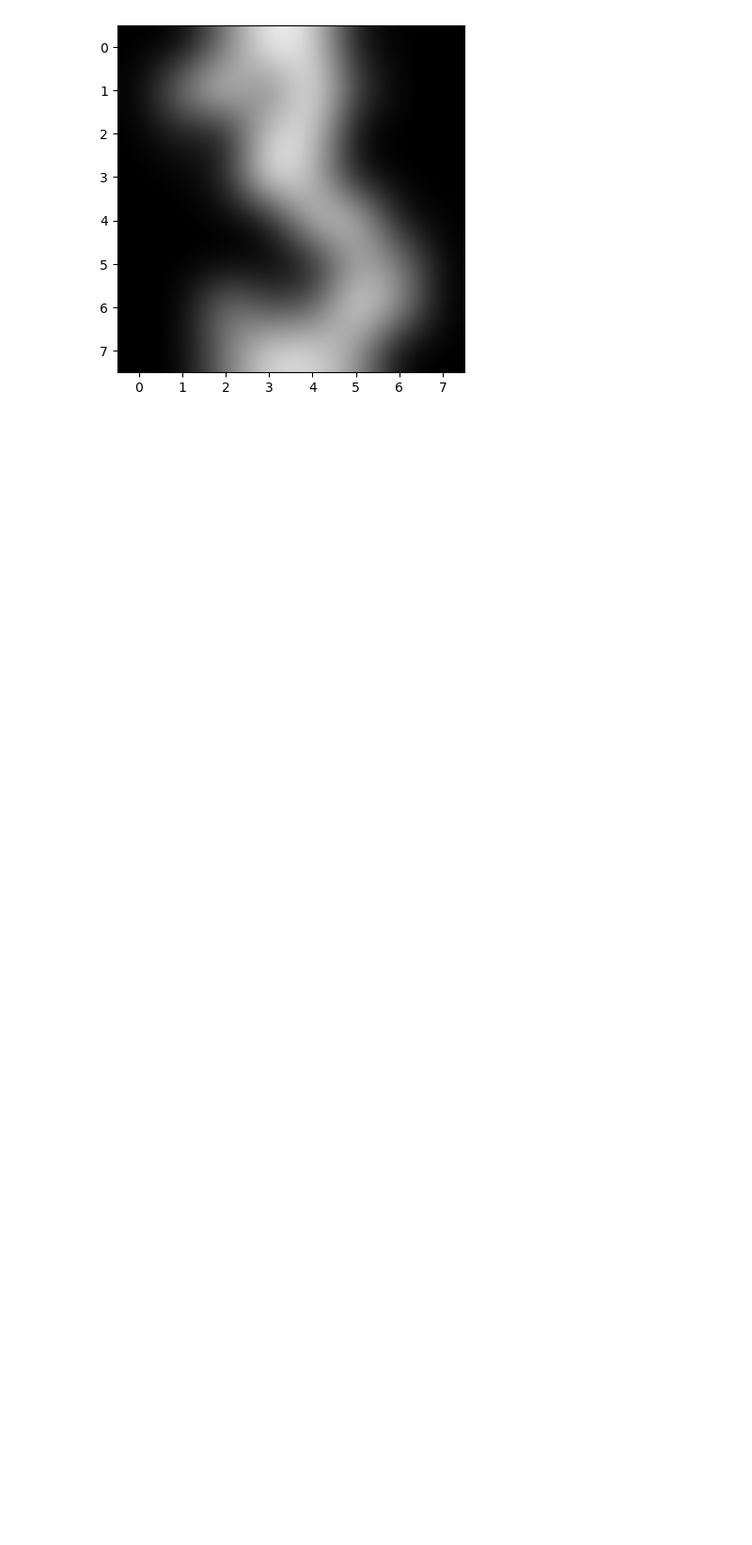
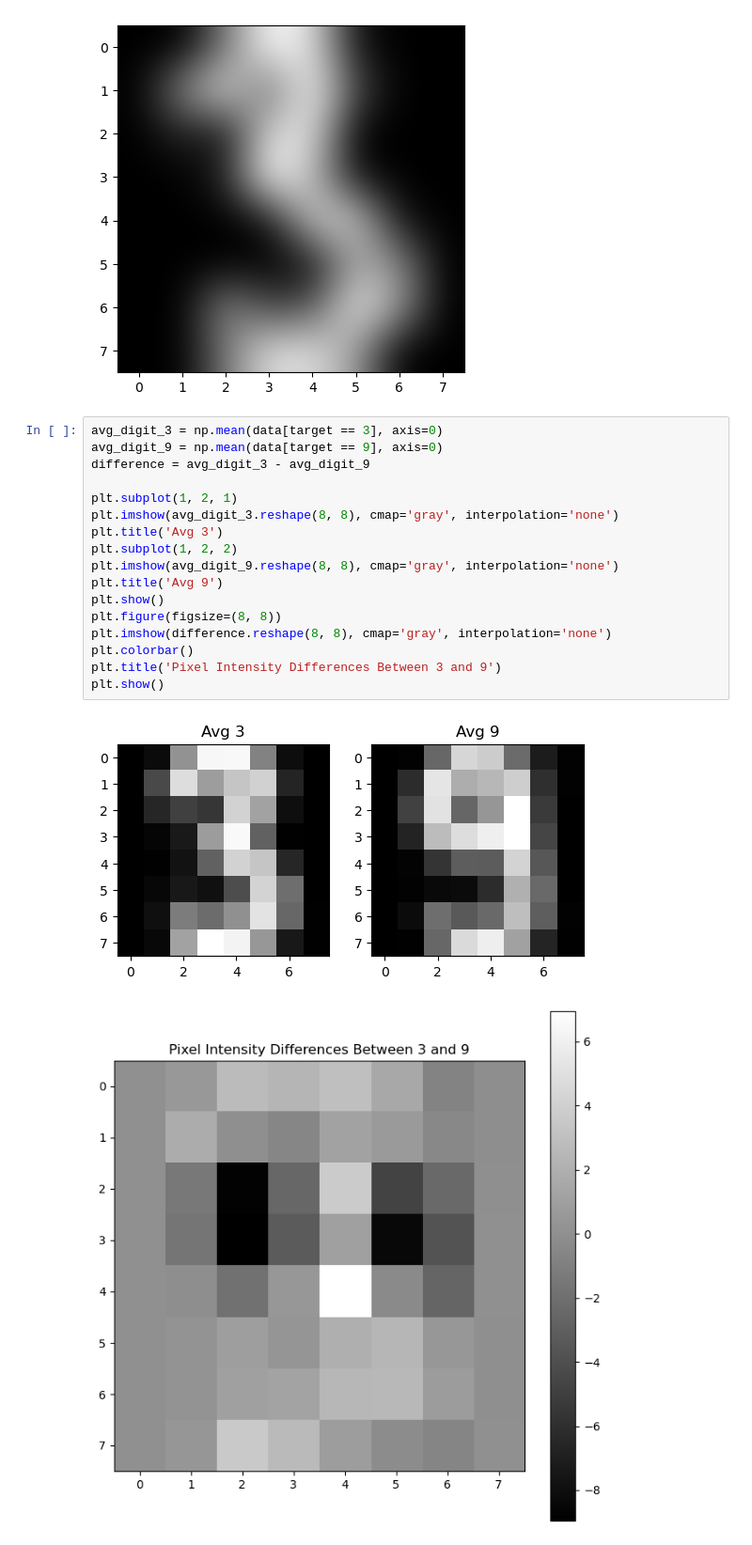
Before and after one commit to robin-alter/MSE-Exercises, a Jupyter notebook: 2024_05_08_Exercise_01/linear-classifiers-Ex2.ipynb, the cells around one changed output. Shown at 94% size. Saved outputs shown, nothing was run; the diff lists cells and outputs as text; blank space fills up the shorter version.

```diff
--- a/2024_05_08_Exercise_01/linear-classifiers-Ex2.ipynb
+++ b/2024_05_08_Exercise_01/linear-classifiers-Ex2.ipynb
@@ -46,3 +46,23 @@ X_train, X_test, y_train, y_test =\
 (8, 8)
 [figure]
 [figure]
+# %%
+avg_digit_3 = np.mean(data[target == 3], axis=0)
+avg_digit_9 = np.mean(data[target == 9], axis=0)
+difference = avg_digit_3 - avg_digit_9
+
+plt.subplot(1, 2, 1)
+plt.imshow(avg_digit_3.reshape(8, 8), cmap='gray', interpolation='none')
+plt.title('Avg 3')
+plt.subplot(1, 2, 2)
+plt.imshow(avg_digit_9.reshape(8, 8), cmap='gray', interpolation='none')
+plt.title('Avg 9')
+plt.show()
+plt.figure(figsize=(8, 8))
+plt.imshow(difference.reshape(8, 8), cmap='gray', interpolation='none')
+plt.colorbar()
+plt.title('Pixel Intensity Differences Between 3 and 9')
+plt.show()
+# %% [output]
+[figure, added]
+[figure, added]
```
Also changed, not shown: parts of 5 cells of this notebook.
